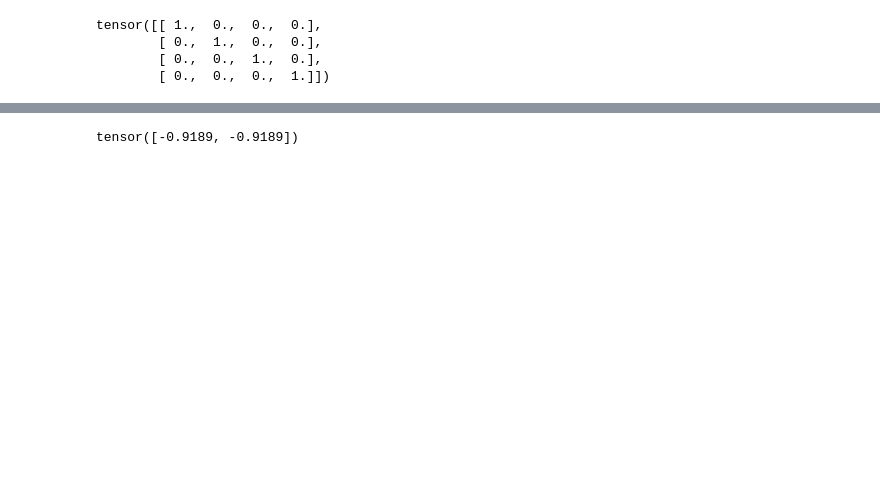
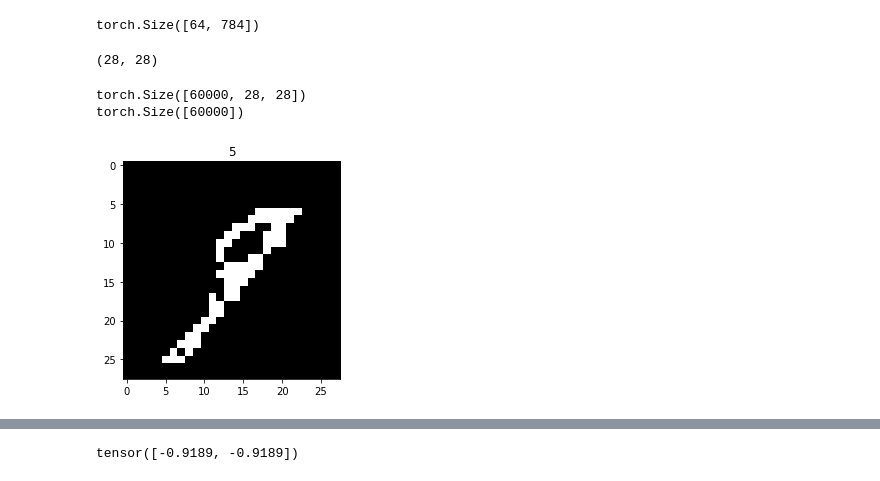
Before and after one commit to yuanzhaoz/HVI-RMHVI-for-VAE, a Jupyter notebook: VAE/VAE_HVI2.ipynb, the cells around one changed output, grey strips where cells are left out. Cells and saved outputs as stored; diff of their text form; code cells hidden in the pictures; blank space fills up the shorter version.

```diff
--- a/VAE/VAE_HVI2.ipynb
+++ b/VAE/VAE_HVI2.ipynb
@@ -26,6 +23,6 @@ math.pi
 # %%
 cuda = True
-batch_size = 128
+batch_size = 64
 epochs = 10
 seed = 1
 log_interval = 10
@@ -33,13 +30,50 @@ z_dim = 20
 
 device = torch.device("cuda" if cuda else "cpu")
 kwargs = {'num_workers': 1, 'pin_memory': True} if cuda else {}
+
+train_data = datasets.MNIST('../data', train=True, download=True, transform=transforms.ToTensor())
+test_data = datasets.MNIST('../data', train=False, transform=transforms.ToTensor())
+
 train_loader = torch.utils.data.DataLoader(
-    datasets.MNIST('../data', train=True, download=True,
-                   transform=transforms.ToTensor()),
+    train_data,
     batch_size=batch_size, shuffle=True, **kwargs)
 test_loader = torch.utils.data.DataLoader(
-    datasets.MNIST('../data', train=False, transform=transforms.ToTensor()),
+    test_data,
     batch_size=batch_size, shuffle=True, **kwargs)
+# %%
+def binarization(data):
+    s = np.random.uniform(size = data.shape)
+    out = np.array(s<data).astype(float)
+    return out
+# %%
+result = []
+for batch_idx, (data, _) in enumerate(train_loader):
+    data = data.view(-1, 784).numpy()
+    bi_data = binarization(data)
+    d = torch.from_numpy(bi_data)
+    result.append(d)
+    #result.append(binarization(data))
+# %%
+result[0].shape
+# %% [output]
+torch.Size([64, 784])
+# %%
+train_data.train_data[0].numpy().shape
+result[0][0].reshape(28,28).shape
+# %% [output]
+(28, 28)
+# %%
+# plot one example
+print(train_data.train_data.size())                 # (60000, 28, 28)
+print(train_data.train_labels.size())               # (60000)
+#plt.imshow(train_data.train_data[0].numpy(), cmap='gray')
+plt.imshow(result[0][0].reshape(28,28), cmap='gray')
+plt.title('%i' % train_data.train_labels[0])
+plt.show()
+# %% [output]
+torch.Size([60000, 28, 28])
+torch.Size([60000])
+[figure, added]
 # %%
 def reparameterize(mu, logvar):
     std = torch.exp(0.5*logvar)
@@ -66,9 +96,2 @@ def multivariate_normal_logpdf(mean, cov, x):
     t2 = 0.5*k*torch.log(2*torch.tensor([math.pi]).cuda()) + 0.5*torch.log(torch.det(cov))
     return t1 - t2
-# %%
-torch.eye(4)
-# %% [output]
-tensor([[ 1.,  0.,  0.,  0.],
-        [ 0.,  1.,  0.,  0.],
-        [ 0.,  0.,  1.,  0.],
-        [ 0.,  0.,  0.,  1.]])
```
Also changed, not shown: parts of 26 cells of this notebook, 2 other files.
